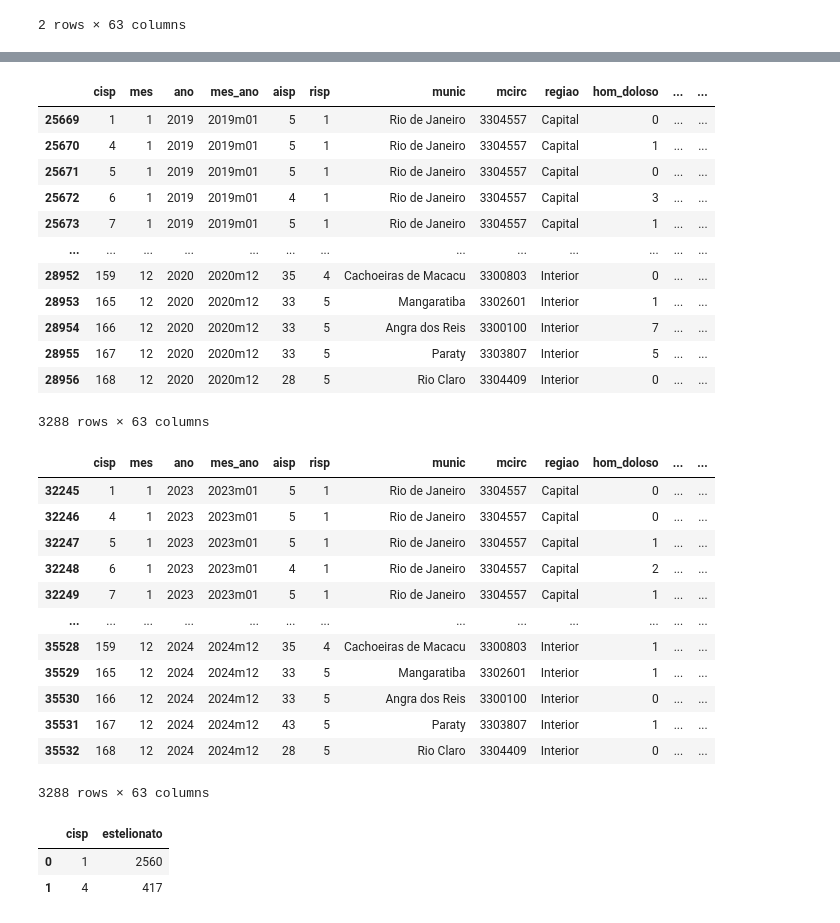
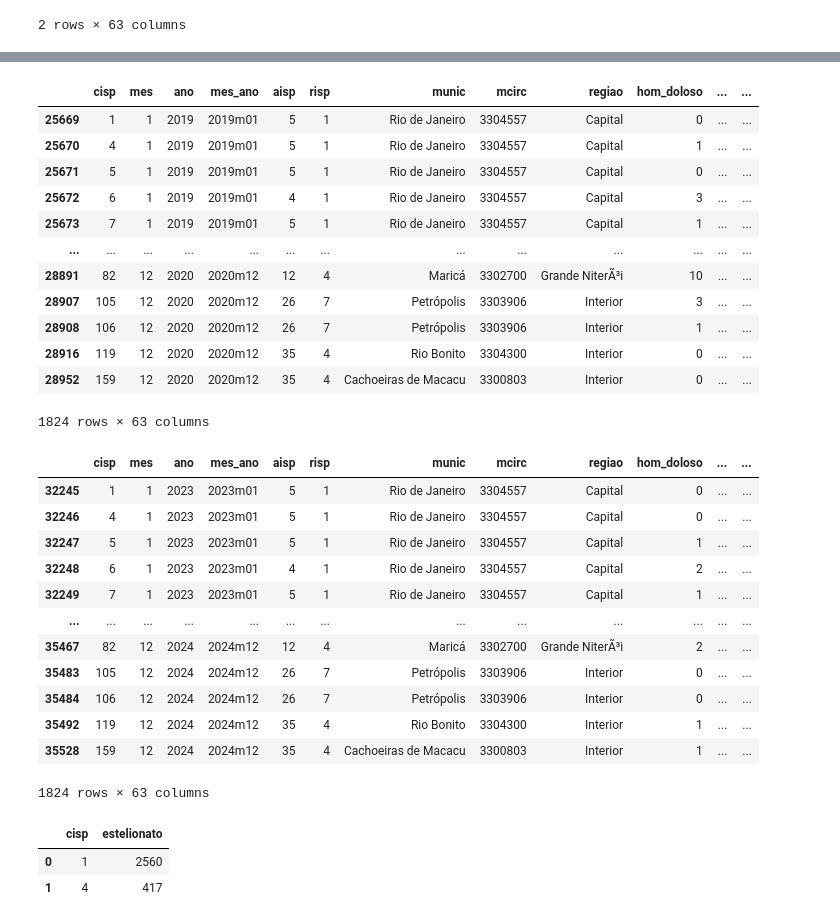
Before and after one commit to pjunior77/Repo_Senac_BigData, a Jupyter notebook: Aula14_AtividadePraticaComparativoGestao.ipynb, the cells around one changed output, grey strips where cells are left out. Saved outputs shown, nothing was run; the diff lists cells and outputs as text; code cells hidden in the pictures.

```diff
--- a/Aula14_AtividadePraticaComparativoGestao.ipynb
+++ b/Aula14_AtividadePraticaComparativoGestao.ipynb
@@ -13,12 +13,19 @@ dfBD.head(2)
 | 1 | 4 | 1 | 2003 | 2003m01 | 5 | 1 | Rio de Janeiro | 3304557 | Capital | 3 | ... | ... |
 2 rows × 63 columns
 # %%
-#A Região Metropolitana do Rio de Janeiro (RMRJ) é composta por 21 municípios:
-#o Rio de Janeiro, Niterói, Belford Roxo, Cachoeira de Macacu, Duque de Caxias, Guapimirim, Itaboraí,
-#Itaguaí, Japeri, Magé, Maricá, Mesquita, Nilópolis, Nova Iguaçu, Paracambi, Queimados, Rio Bonito,
-#Seropédica, São Gonçalo, São João de Meriti e Tanguá.
-#
-#Não consegui identificar os municípios da região metropolitana, pois ela é formada por 21 municípios.
-#Esses municípios estão nas regiões "Capital", "Baixada Fluminense" e "Grande Niterói"
-#Mas a região "Interior" possui municípios que não estão na região metropolitana (teria que pegar
-#somente esses aqui: Cachoeira de Macacu, Itaboraí, Rio Bonito, Tanguá)
+#####################################################################################################
+# Hoje, após sucessivas leis estaduais, e com a promulgação da Constituição do Estado do Rio de Janeiro em 1998
+# , a RMRJ possui 22 municípios: Belford Roxo, Cachoeiras de Macacu, Duque de Caxias, Guapimirim, Itaboraí
+# , Itaguaí, Japeri, Magé, Maricá, Mesquita, Nilópolis, Niterói, Nova Iguaçu, Paracambi, Petrópolis, Queimados
+# , Rio Bonito, Rio de Janeiro, São Gonçalo, São João de Meriti, Seropédica e Tanguá
+# FONTE: https://www.rj.gov.br/irm/formacao_rjrm
+#####################################################################################################
+
+#Cria um database somente com os dados da região Metropolitana
+regMetropolitana = ["Rio de Janeiro", "Niterói", "Belford Roxo", "Cachoeiras de Macacu", "Duque de Caxias", "Guapimirim", "Itaboraí",
+                    "Itaguaí", "Japeri", "Magé", "Maricá", "Mesquita", "Nilópolis", "Nova Iguaçu", "Paracambi", "Petrópolis",
+                    "Queimados", "Rio Bonito", "Seropédica", "São Gonçalo", "São João de Meriti", "Tanguá"]
+
+#Filtra a base com os dados da região metropolitana
+dfBDRegMetropolitana = dfBD.loc[dfBD["munic"].isin(regMetropolitana)]
+dfBDRegMetropolitana
@@ -25,24 +46,24 @@ dfBD.head(2)
 # %%
 #Crio a Base de Dados com os dois primeiros anos da gestão anterior
-dfBDGestaoAnterior = dfBD.loc[(dfBD["ano"] == 2019) | (dfBD["ano"] == 2020)]
+dfBDGestaoAnterior = dfBDRegMetropolitana.loc[(dfBD["ano"] == 2019) | (dfBD["ano"] == 2020)]
 dfBDGestaoAnterior
 # %% [output]
 |  | cisp | mes | ano | mes_ano | aisp | risp | munic | mcirc | regiao | hom_doloso | ... | ... |
 | 25669 | 1 | 1 | 2019 | 2019m01 | 5 | 1 | Rio de Janeiro | 3304557 | Capital | 0 | ... | ... |
 | 25670 | 4 | 1 | 2019 | 2019m01 | 5 | 1 | Rio de Janeiro | 3304557 | Capital | 1 | ... | ... |
 | 25671 | 5 | 1 | 2019 | 2019m01 | 5 | 1 | Rio de Janeiro | 3304557 | Capital | 0 | ... | ... |
 | 25672 | 6 | 1 | 2019 | 2019m01 | 4 | 1 | Rio de Janeiro | 3304557 | Capital | 3 | ... | ... |
 | 25673 | 7 | 1 | 2019 | 2019m01 | 5 | 1 | Rio de Janeiro | 3304557 | Capital | 1 | ... | ... |
 | ... | ... | ... | ... | ... | ... | ... | ... | ... | ... | ... | ... | ... |
+| 28891 | 82 | 12 | 2020 | 2020m12 | 12 | 4 | Maricá | 3302700 | Grande NiterÃ³i | 10 | ... | ... |
+| 28907 | 105 | 12 | 2020 | 2020m12 | 26 | 7 | Petrópolis | 3303906 | Interior | 3 | ... | ... |
+| 28908 | 106 | 12 | 2020 | 2020m12 | 26 | 7 | Petrópolis | 3303906 | Interior | 1 | ... | ... |
+| 28916 | 119 | 12 | 2020 | 2020m12 | 35 | 4 | Rio Bonito | 3304300 | Interior | 0 | ... | ... |
 | 28952 | 159 | 12 | 2020 | 2020m12 | 35 | 4 | Cachoeiras de Macacu | 3300803 | Interior | 0 | ... | ... |
-| 28953 | 165 | 12 | 2020 | 2020m12 | 33 | 5 | Mangaratiba | 3302601 | Interior | 1 | ... | ... |
-| 28954 | 166 | 12 | 2020 | 2020m12 | 33 | 5 | Angra dos Reis | 3300100 | Interior | 7 | ... | ... |
-| 28955 | 167 | 12 | 2020 | 2020m12 | 33 | 5 | Paraty | 3303807 | Interior | 5 | ... | ... |
-| 28956 | 168 | 12 | 2020 | 2020m12 | 28 | 5 | Rio Claro | 3304409 | Interior | 0 | ... | ... |
-3288 rows × 63 columns
+1824 rows × 63 columns
 # %%
 #Crio a Base de Dados com os dois primeiros anos da gestão atual
-dfBDGestaoAtual = dfBD.loc[(dfBD["ano"] == 2023) | (dfBD["ano"] == 2024)]
+dfBDGestaoAtual = dfBDRegMetropolitana.loc[(dfBD["ano"] == 2023) | (dfBD["ano"] == 2024)]
 dfBDGestaoAtual
 # %% [output]
 |  | cisp | mes | ano | mes_ano | aisp | risp | munic | mcirc | regiao | hom_doloso | ... | ... |
@@ -52,12 +73,12 @@ dfBDGestaoAtual
 | 32248 | 6 | 1 | 2023 | 2023m01 | 4 | 1 | Rio de Janeiro | 3304557 | Capital | 2 | ... | ... |
 | 32249 | 7 | 1 | 2023 | 2023m01 | 5 | 1 | Rio de Janeiro | 3304557 | Capital | 1 | ... | ... |
 | ... | ... | ... | ... | ... | ... | ... | ... | ... | ... | ... | ... | ... |
+| 35467 | 82 | 12 | 2024 | 2024m12 | 12 | 4 | Maricá | 3302700 | Grande NiterÃ³i | 2 | ... | ... |
+| 35483 | 105 | 12 | 2024 | 2024m12 | 26 | 7 | Petrópolis | 3303906 | Interior | 0 | ... | ... |
+| 35484 | 106 | 12 | 2024 | 2024m12 | 26 | 7 | Petrópolis | 3303906 | Interior | 0 | ... | ... |
+| 35492 | 119 | 12 | 2024 | 2024m12 | 35 | 4 | Rio Bonito | 3304300 | Interior | 1 | ... | ... |
 | 35528 | 159 | 12 | 2024 | 2024m12 | 35 | 4 | Cachoeiras de Macacu | 3300803 | Interior | 1 | ... | ... |
-| 35529 | 165 | 12 | 2024 | 2024m12 | 33 | 5 | Mangaratiba | 3302601 | Interior | 1 | ... | ... |
-| 35530 | 166 | 12 | 2024 | 2024m12 | 33 | 5 | Angra dos Reis | 3300100 | Interior | 0 | ... | ... |
-| 35531 | 167 | 12 | 2024 | 2024m12 | 43 | 5 | Paraty | 3303807 | Interior | 1 | ... | ... |
-| 35532 | 168 | 12 | 2024 | 2024m12 | 28 | 5 | Rio Claro | 3304409 | Interior | 0 | ... | ... |
-3288 rows × 63 columns
+1824 rows × 63 columns
 # %%
 #Somo os casos de estelionato (estelionato) por delegacia (cisp) da gestão anterior
 dbEstelionatoGestaoAnterior = dfBDGestaoAnterior.groupby("cisp")["estelionato"].sum().reset_index()
```
Also changed, not shown: parts of 7 cells of this notebook, 4 other files.
